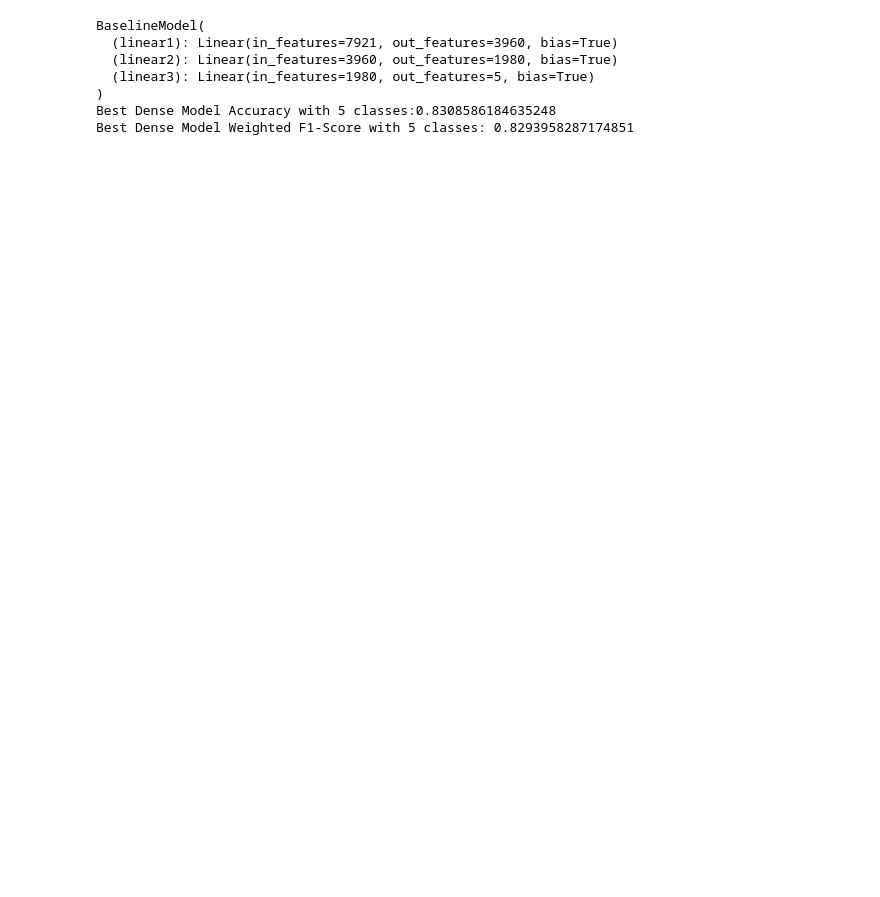
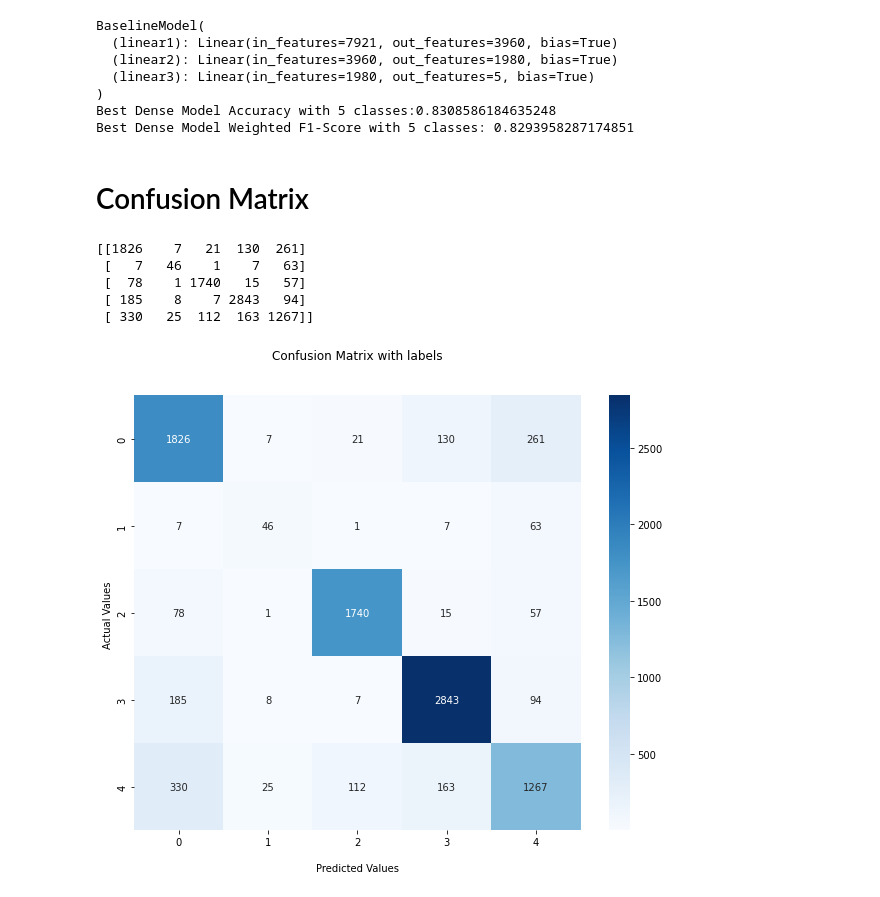
Before and after one commit to SisonkeBiotik-Africa/MeSH2Matrix, a Jupyter notebook: models/NeuralNets/EvaluationNotebooks/FC_MESH_Evaluation_5.ipynb, the cells around one changed output. Drawn from its saved outputs; the diff is of its cells as text; code cells hidden in the pictures; blank space fills up the shorter version.

Commit message:
updated all the notebooks with the code for cfxn matrix

```diff
--- a/models/NeuralNets/EvaluationNotebooks/FC_MESH_Evaluation_5.ipynb
+++ b/models/NeuralNets/EvaluationNotebooks/FC_MESH_Evaluation_5.ipynb
@@ -4,7 +4,8 @@ import os
 import numpy as np
 from google.colab import drive
 drive.mount('/content/drive')
-DATA_DIR='/content/drive/MyDrive/BIR_Workshop/model_mesh'
+DATA_DIR='/content/drive/MyDrive/Colab Notebooks/mesh2matrix/BIR_Workshop/model_mesh'
+#DATA_DIR='/content/drive/MyDrive/BIR_Workshop/model_mesh'
 PATH=os.path.join(DATA_DIR,'best_model_3')
 # %% [output]
 Drive already mounted at /content/drive; to attempt to forcibly remount, call drive.mount("/content/drive", force_remount=True).
@@ -97,3 +121,29 @@ BaselineModel(
 )
 Best Dense Model Accuracy with 5 classes:0.8308586184635248
 Best Dense Model Weighted F1-Score with 5 classes: 0.8293958287174851
+# %% [markdown]
+# Confusion Matrix
+# %%
+confusion= confusion_matrix(labels, preds)
+print(confusion)
+# %% [output]
+[[1826    7   21  130  261]
+ [   7   46    1    7   63]
+ [  78    1 1740   15   57]
+ [ 185    8    7 2843   94]
+ [ 330   25  112  163 1267]]
+# %%
+import seaborn as sns
+plt.figure(figsize=(10,8))
+ax = sns.heatmap(confusion, annot=True, cmap='Blues', fmt='d')
+ax.set_title('Confusion Matrix with labels\n\n');
+ax.set_xlabel('\nPredicted Values')
+ax.set_ylabel('Actual Values ')
+## Ticket labels - List must be in alphabetical order
+ax.xaxis.set_ticklabels([0,1,2,3,4])
+ax.yaxis.set_ticklabels([0,1,2,3,4])
+## Save and display the visualization of the Confusion Matrix.
+plt.savefig('/content/drive/MyDrive/Colab Notebooks/mesh2matrix/MeSH2Matrix/output/DNN5.png')
+plt.show()
+# %% [output]
+[figure, added]
```
Also changed, not shown: parts of 7 cells of this notebook, 4 other files.
